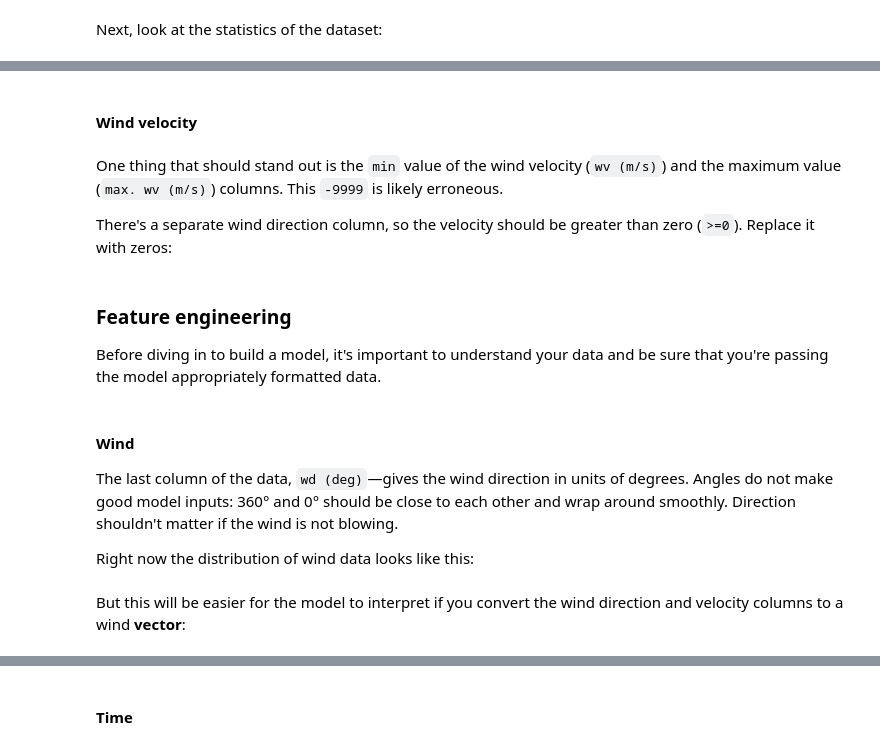
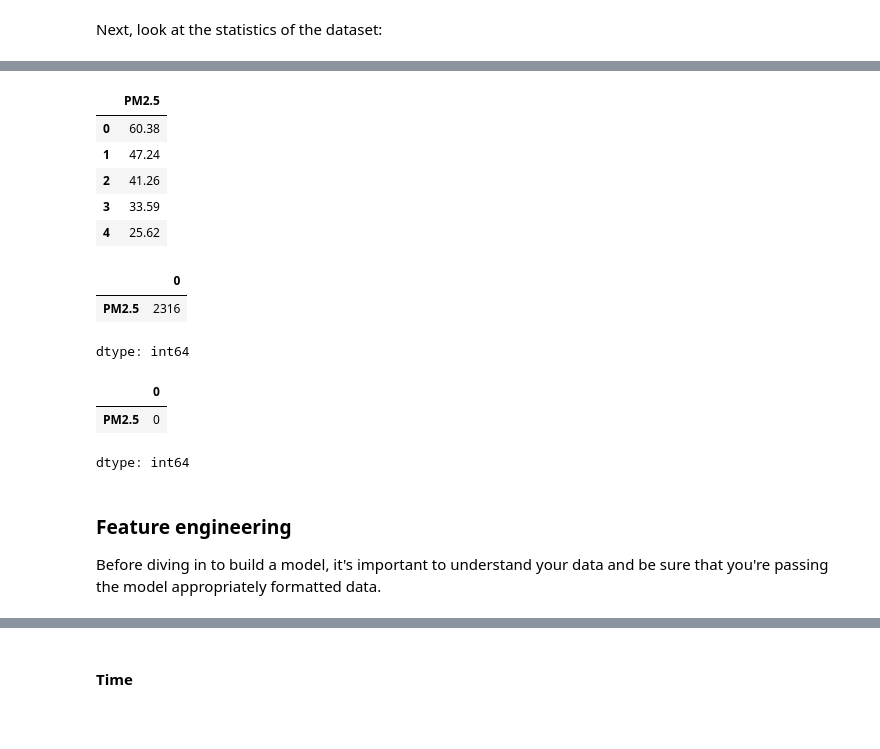
Before and after one commit to datadrivenharshal/Machine-Learning-for-Time-Series-with-Python, a Jupyter notebook: site/en/tutorials/structured_data/time_series.ipynb, the cells around one changed output, grey strips where cells are left out. Saved outputs shown, nothing was run; the diff lists cells and outputs as text; code cells hidden in the pictures; blank space fills up the shorter version.

```diff
--- a/site/en/tutorials/structured_data/time_series.ipynb
+++ b/site/en/tutorials/structured_data/time_series.ipynb
@@ -101,6 +134,0 @@ df.describe().transpose()
-# %% [markdown]
-#### Wind velocity
-# %% [markdown]
-One thing that should stand out is the `min` value of the wind velocity (`wv (m/s)`) and the maximum value (`max. wv (m/s)`) columns. This `-9999` is likely erroneous.
-
-There's a separate wind direction column, so the velocity should be greater than zero (`>=0`). Replace it with zeros:
@@ -117,0 +137,15 @@ df['wv (m/s)'].min()
+# %%
+df.head(5)
+# %% [output]
+|  | PM2.5 |
+| 0 | 60.38 |
+| 1 | 47.24 |
+| 2 | 41.26 |
+| 3 | 33.59 |
+| 4 | 25.62 |
+# %%
+df.isna().sum()
+# %% [output]
+|  | 0 |
+| PM2.5 | 2316 |
+dtype: int64
@@ -118,9 +154,10 @@ df['wv (m/s)'].min()
+# %%
+df.isna().sum()
+# %% [output]
+|  | 0 |
+| PM2.5 | 0 |
+dtype: int64
 # %% [markdown]
 ### Feature engineering
 
 Before diving in to build a model, it's important to understand your data and be sure that you're passing the model appropriately formatted data.
-# %% [markdown]
-#### Wind
-The last column of the data, `wd (deg)`—gives the wind direction in units of degrees. Angles do not make good model inputs: 360° and 0° should be close to each other and wrap around smoothly. Direction shouldn't matter if the wind is not blowing.
-
-Right now the distribution of wind data looks like this:
@@ -132,2 +163,0 @@ plt.ylabel('Wind Velocity [m/s]')
-# %% [markdown]
-But this will be easier for the model to interpret if you convert the wind direction and velocity columns to a wind **vector**:
```
Also changed, not shown: parts of 49 cells of this notebook.
